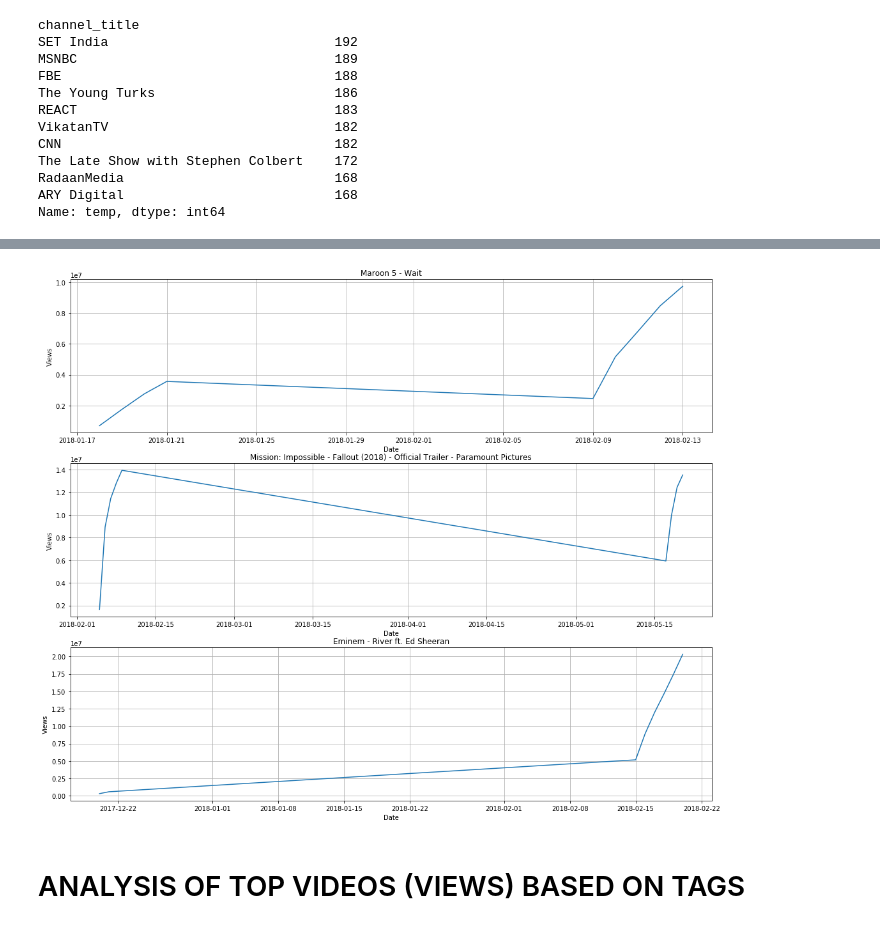
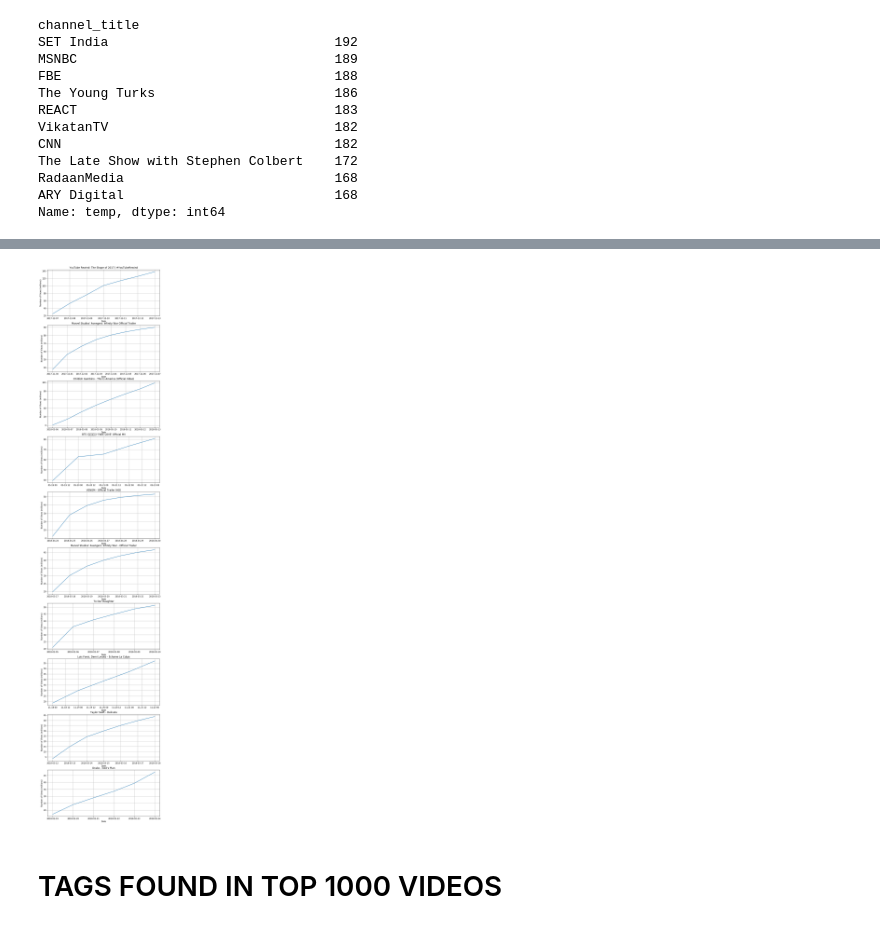
Before and after one commit to MEng-Alejandro-Nieto/DATA-SCIENCE-PROJECTS, a Jupyter notebook: 2. Treding YouTube videos Statistics in canada/TRENDING YOUTUBE VIDEOS IN CANADA.ipynb, the cells around one changed output, grey strips where cells are left out. Drawn from its saved outputs; the diff is of its cells as text; code cells hidden in the pictures.

```diff
--- a/2. Treding YouTube videos Statistics in canada/TRENDING YOUTUBE VIDEOS IN CANADA.ipynb
+++ b/2. Treding YouTube videos Statistics in canada/TRENDING YOUTUBE VIDEOS IN CANADA.ipynb
@@ -323,30 +247,20 @@ plt.grid(True)
-# %%
-plt.figure(figsize=(18,15))
-
-plt.subplot(3, 1, 1)
-plt.plot(data_Wait['trending_date'],data_Wait['views']);
-plt.title("Maroon 5 - Wait")
-plt.xlabel("Date")
-plt.ylabel("Views")
-plt.grid(True)
-
-plt.subplot(3, 1, 2)
-plt.plot(data_Mission_Impossible['trending_date'],data_Mission_Impossible['views']);
-plt.title("Mission: Impossible - Fallout (2018) - Official Trailer - Paramount Pictures")
-plt.xlabel("Date")
-plt.ylabel("Views")
-plt.grid(True)
-
-plt.subplot(3, 1, 3)
-plt.plot(data_Eminem['trending_date'],data_Eminem['views']);
-plt.title("Eminem - River ft. Ed Sheeran")
-plt.xlabel("Date")
-plt.ylabel("Views")
-plt.grid(True)
-# %% [output]
-[figure, removed]
-# %% [markdown]
-# ANALYSIS OF TOP VIDEOS (VIEWS) BASED ON TAGS
+# %%
+data_100v=data[["channel_title","title","views","publish_time","trending_date","tags"]].groupby("title").sum().sort_values(by="views",ascending=False)
+fig, axes =plt.subplots(10,figsize=(10,50))
+x1=0
+for title in data_100v.index[:10]:
+    x = data[data['title']==title]['trending_date']
+    y = data[data['title']==title]['views']/1000000
+    axes[x1].plot(x,y)
+    axes[x1].grid(True)
+    axes[x1].set_xlabel('Date')
+    axes[x1].set_ylabel('Number of Views (millions)')
+    axes[x1].set_title(title)
+    x1+=1
+# %% [output]
+[figure, added]
+# %% [markdown]
+# TAGS FOUND IN TOP 1000 VIDEOS
 # %%
 tags_data=data[["channel_title","title","views","publish_time","trending_date","tags"]].sort_values(by='views',ascending=False).head(1000)
 tags_list=[]
```
Also changed, not shown: parts of 10 cells of this notebook.
